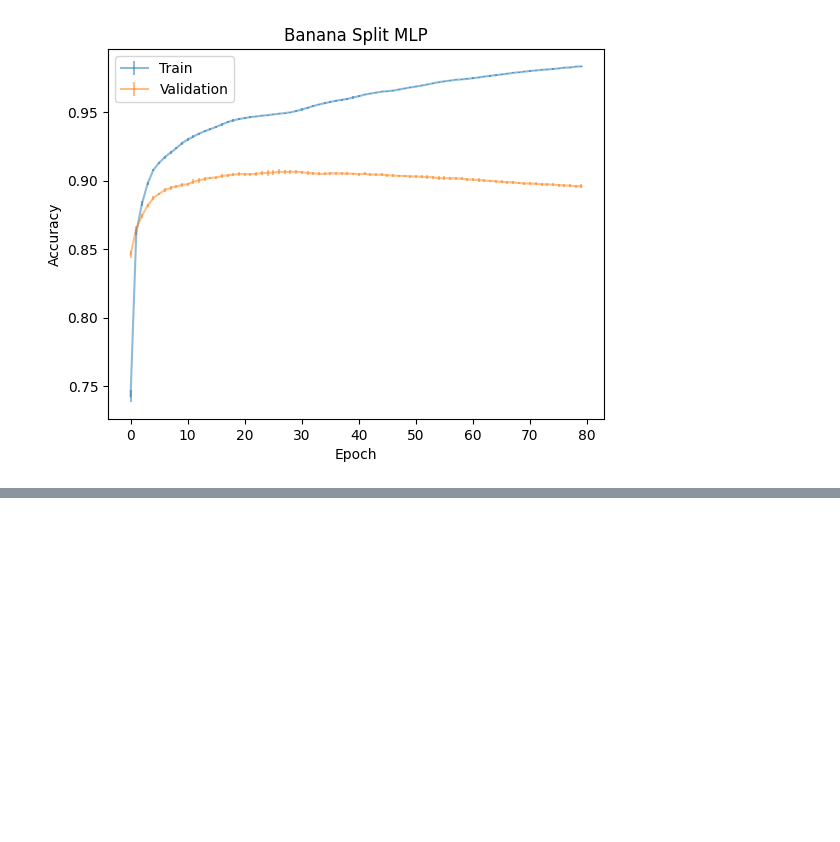
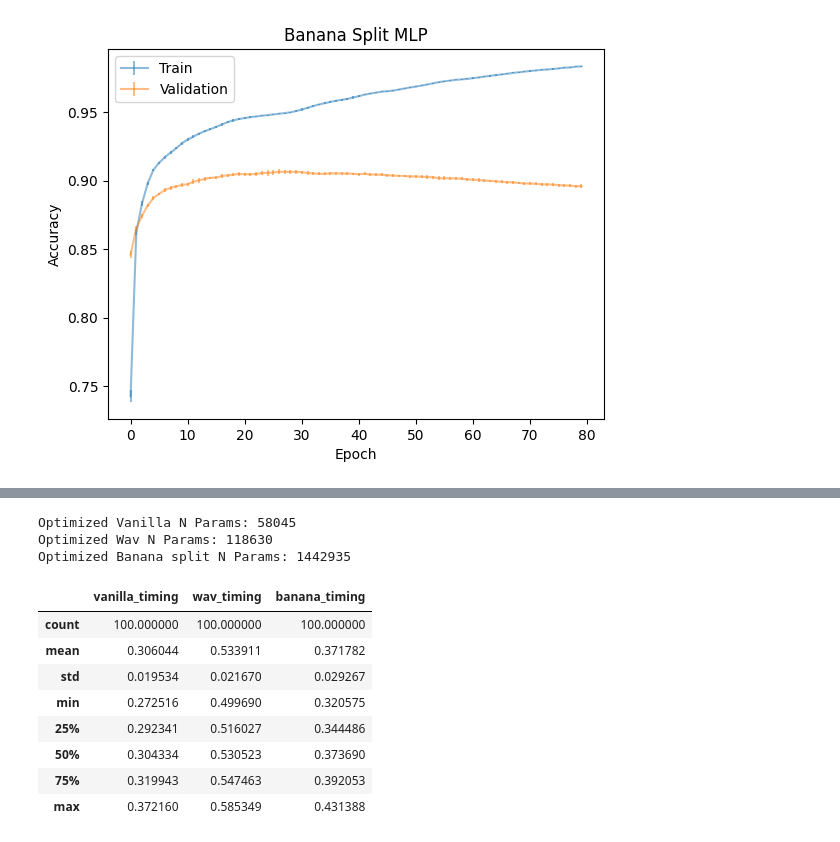
Before and after one commit to deepskies/DeepWavNN, a Jupyter notebook: notebooks/optimizer_mnist.ipynb, the cells around one changed output, grey strips where cells are left out. Saved outputs shown, nothing was run; the diff lists cells and outputs as text; code cells hidden in the pictures; blank space fills up the shorter version.

```diff
--- a/notebooks/optimizer_mnist.ipynb
+++ b/notebooks/optimizer_mnist.ipynb
@@ -215,0 +301,19 @@ plot_experiment_history(all_vanilla_split_history, "Banana Split MLP")
+# %%
+# Parameter numbers
+
+optimized_vanilla = VanillaMLP(**vanilla_params["model_params"])
+total_opt_vanilla_params = sum(p.numel() for p in optimized_vanilla.parameters() if p.requires_grad)
+
+opt_wav = WavMLP(**wav_params['model_params'])
+total_opt_wav_params = sum(p.numel() for p in opt_wav.parameters() if p.requires_grad)
+
+opt_banana = BananaSplitMLP(**vanilla_split_params['model_params'])
+opt_banana_parameters = sum(p.numel() for p in opt_banana.parameters() if p.requires_grad)
+
+print(f"Optimized Vanilla N Params: {total_opt_vanilla_params}")
+print(f"Optimized Wav N Params: {total_opt_wav_params}")
+print(f"Optimized Banana split N Params: {opt_banana_parameters}")
+# %% [output]
+Optimized Vanilla N Params: 58045
+Optimized Wav N Params: 118630
+Optimized Banana split N Params: 1442935
@@ -215,0 +392,12 @@ plot_experiment_history(all_vanilla_split_history, "Banana Split MLP")
+# %%
+pd.DataFrame({"vanilla_timing":vanilla_timing, "wav_timing":wav_timing, "banana_timing":banana_timing}).describe()
+# %% [output]
+|  | vanilla_timing | wav_timing | banana_timing |
+| count | 100.000000 | 100.000000 | 100.000000 |
+| mean | 0.306044 | 0.533911 | 0.371782 |
+| std | 0.019534 | 0.021670 | 0.029267 |
+| min | 0.272516 | 0.499690 | 0.320575 |
+| 25% | 0.292341 | 0.516027 | 0.344486 |
+| 50% | 0.304334 | 0.530523 | 0.373690 |
+| 75% | 0.319943 | 0.547463 | 0.392053 |
+| max | 0.372160 | 0.585349 | 0.431388 |
```
Also changed, not shown: parts of 7 cells of this notebook, 1 other file.
